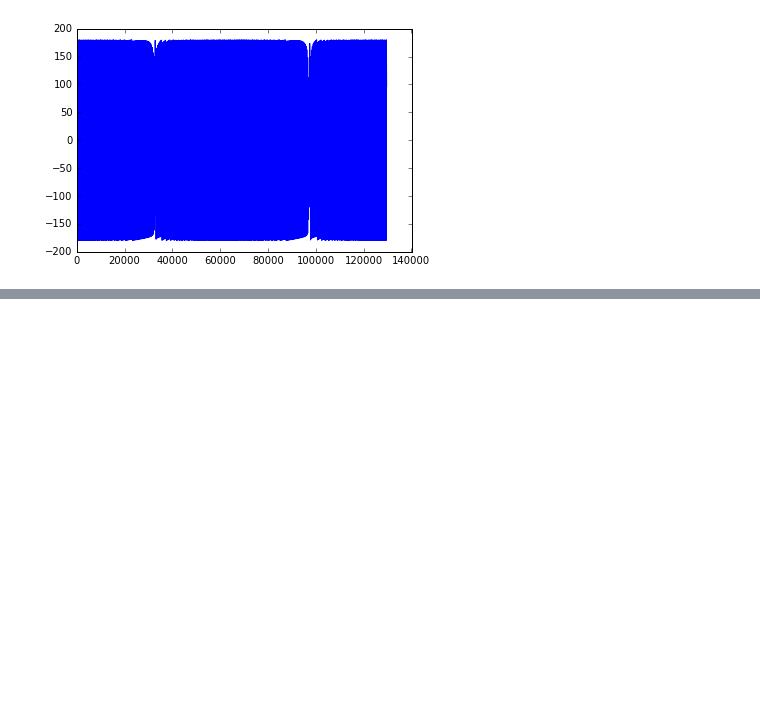
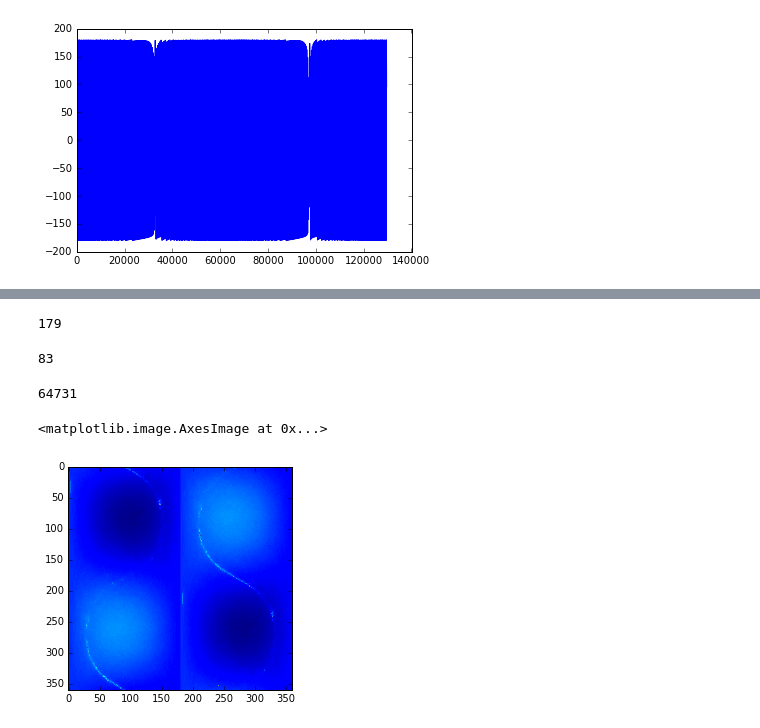
Before and after one commit to words-sdsc/edX, a Jupyter notebook: astro_example.ipynb, the cells around one changed output, grey strips where cells are left out. Drawn from its saved outputs; the diff is of its cells as text; code cells hidden in the pictures; blank space fills up the shorter version.

```diff
--- a/astro_example.ipynb
+++ b/astro_example.ipynb
@@ -287,0 +349,2 @@ plt.plot(l[:360], b[:360], '.')
+# %%
+index_into_each_row = (np.degrees(l) + 180).astype(np.int)
@@ -287,0 +355,21 @@ plt.plot(l[:360], b[:360], '.')
+# %%
+column = (np.degrees(b)+90).astype(np.int)
+# %%
+column.max()
+# %% [output]
+179
+# %%
+pix = column * 360 + index_into_each_row
+# %%
+pix.min()
+# %% [output]
+83
+# %%
+pix.max()
+# %% [output]
+64731
+# %%
+plt.imshow(map_2d.values.flatten()[pix].reshape((360,-1)))
+# %% [output]
+<matplotlib.image.AxesImage at 0x...>
+[figure, added]
```
Also changed, not shown: parts of 13 cells of this notebook.
